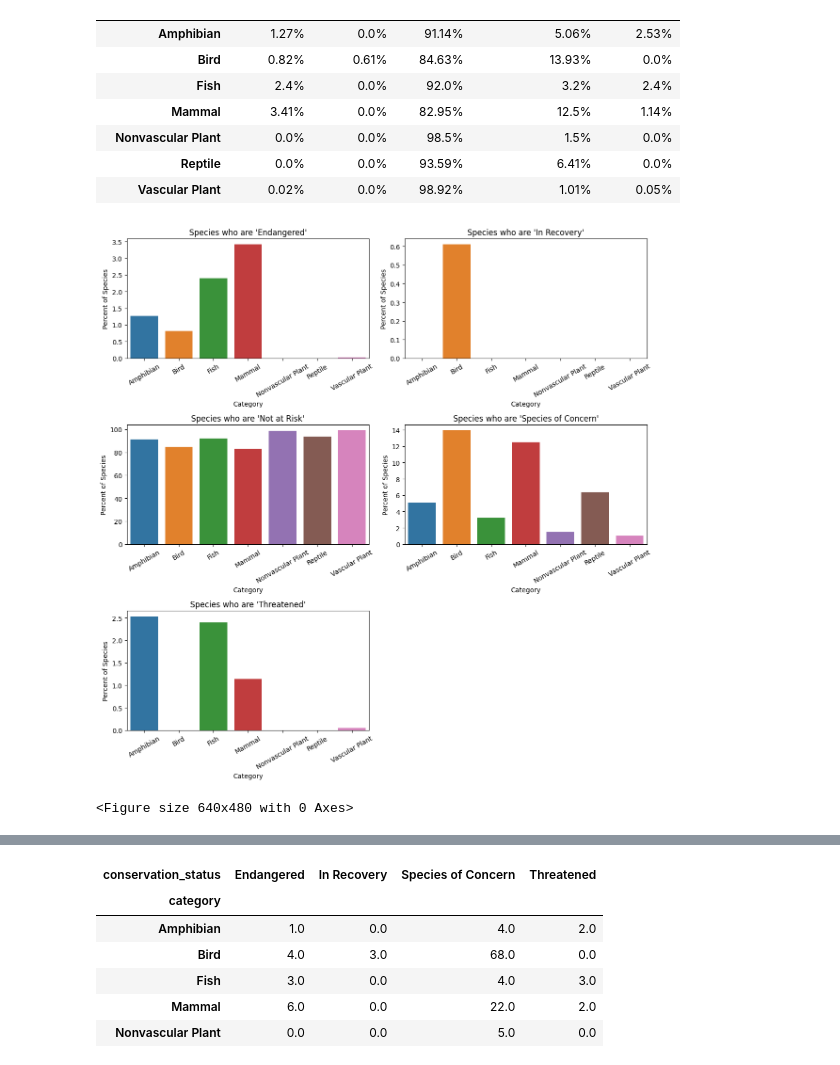
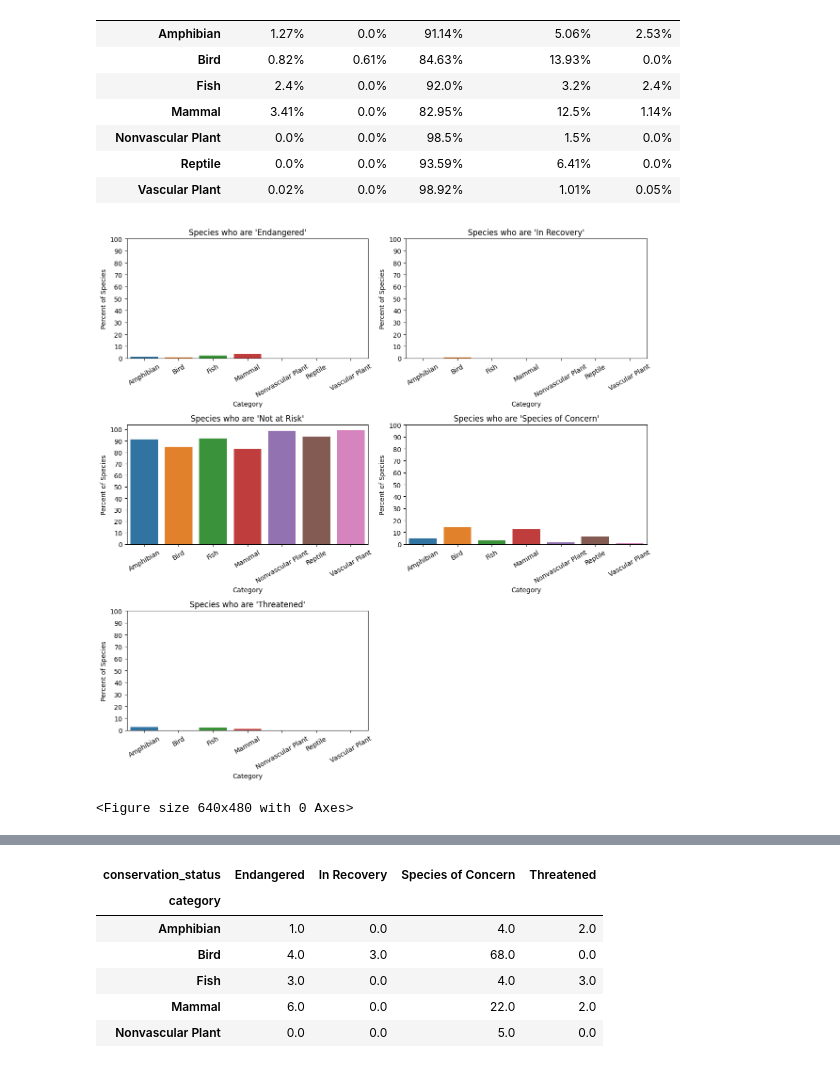
Before and after one commit to bsandma1/Biodiversity_Analysis, a Jupyter notebook: Biodiversity_Analysis.ipynb, the cells around one changed output, grey strips where cells are left out. Cells and saved outputs as stored; diff of their text form; code cells hidden in the pictures.

```diff
--- a/Biodiversity_Analysis.ipynb
+++ b/Biodiversity_Analysis.ipynb
@@ -1074,27 +1085,29 @@ for cat in parks_species_cat_pivot_props.index:
 # %%
 # 39 (Cont.)
 
 # Plotting the number of species per category within each conservation status
 
 plt.figure(figsize=(12, 12))
 
 for i in range(len(parks_species_cat_pivot_props.columns)):
   data = parks_species_cat_pivot_props[parks_species_cat_pivot_props.columns[i]].reset_index()
 
   plt.subplot(3, 2, i + 1)
   sns.barplot(x=data[data.columns[0]], y=data[data.columns[1]])
   plt.title(f'Species who are \'{data.columns[1]}\'')
   plt.xlabel('Category')
   plt.ylabel('Percent of Species')
   ax = plt.subplot(3, 2, i + 1)
   ax.set_xticks(range(len(parks_species_cat_pivot.index)))
   ax.set_xticklabels(parks_species_cat_pivot.index, rotation=30)
+  ax.set_yticks(range(0, 110, 10))
+  ax.set_yticklabels(range(0, 110, 10))
   plt.tight_layout()
 
 plt.show()
 plt.clf()
 # %% [output]
-[figure, old version]
+[figure, new version]
 <Figure size 640x480 with 0 Axes>
 # %%
 # 39 (Cont.)
```
Also changed, not shown: parts of 24 cells of this notebook.
